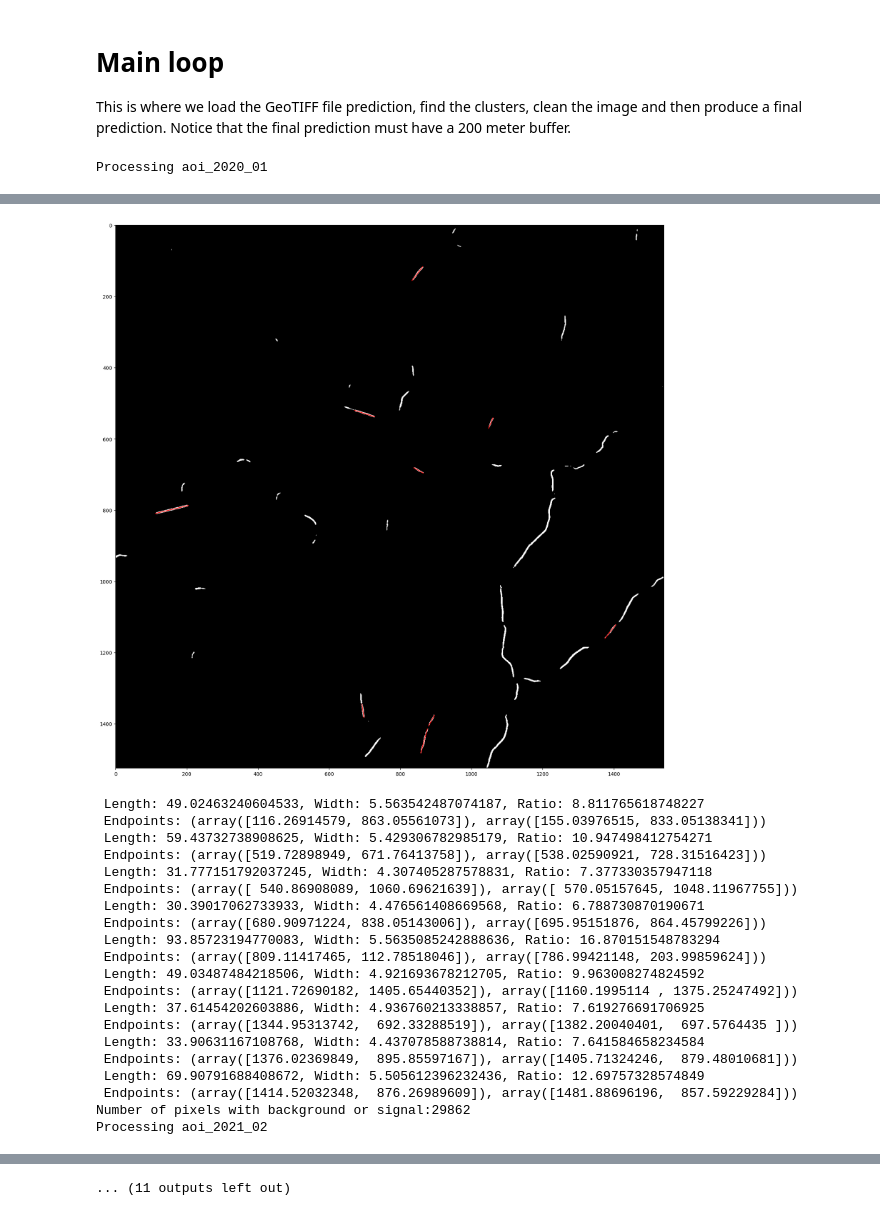
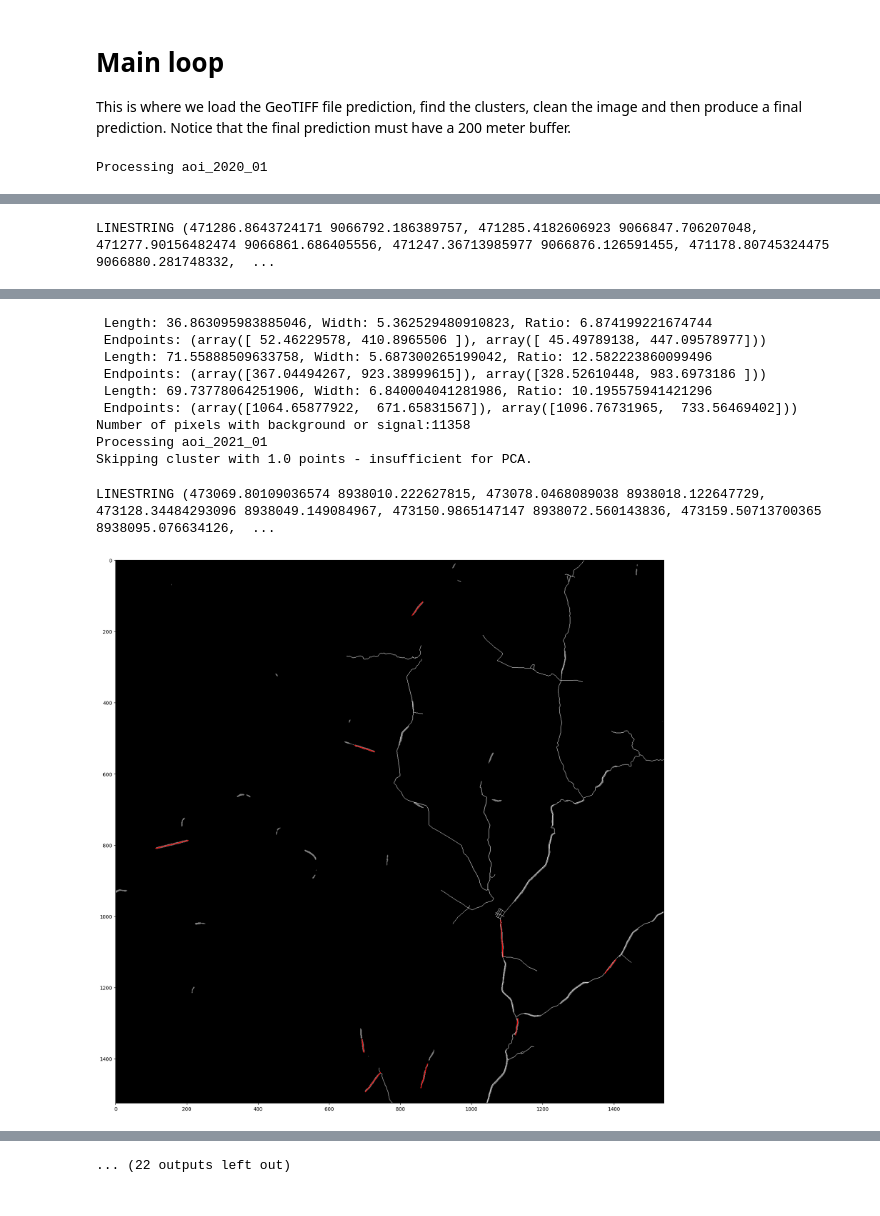
Before and after one commit to liangchow/zindi-amazon-secret-runway, a Jupyter notebook: image_cleaning.ipynb, the cells around one changed output, grey strips where cells are left out. Saved outputs shown, nothing was run; the diff lists cells and outputs as text; code cells hidden in the pictures.

Commit message:
Added code to extract roads from Open Street Maps. Heavily inspired from Shruti's code.

```diff
--- a/image_cleaning.ipynb
+++ b/image_cleaning.ipynb
@@ -364,6 +367,47 @@ def modify_string_for_submission_file(input_string):
       it doesn't match the expected format.
     """
     return re.sub(r"aoi_20(\d\d)_(\d\d)", r"aoi_\1_\2", input_string)
+# %%
+def load_osm_roads(geotiff_path):
+    # Open the GeoTIFF and read metadata
+    with rasterio.open(geotiff_path) as src:
+        bbox = src.bounds  # left, bottom, right, top in original CRS
+        src_crs = src.crs  # original CRS
+        transform = src.transform
+        height, width = src.height, src.width
+
+    # Define target CRS for OSM (EPSG:4326)
+    target_crs = 'EPSG:4326'
+
+    # Convert bounding box coordinates if required
+    if src_crs != target_crs:
+        transformer = Transformer.from_crs(src_crs, target_crs, always_xy=True)
+        min_x, min_y = transformer.transform(bbox.left, bbox.bottom)
+        max_x, max_y = transformer.transform(bbox.right, bbox.top)
+    else:
+        min_x, min_y, max_x, max_y = bbox.left, bbox.bottom, bbox.right, bbox.top
+
+    # Query OSM within the bounding box
+    roads = ox.geometries_from_bbox(north=max_y, south=min_y, east=max_x, west=min_x, tags={'highway': True})
+
+    # Convert roads back to the original CRS of the GeoTIFF
+    roads = roads.to_crs(src_crs)
+
+    # Create an empty mask array
+    mask = np.zeros((height, width), dtype=rasterio.uint8)
+
+    # Rasterize the roads with a value of 2
+    road_shapes = ((geom, 2) for geom in roads.geometry)
+    mask = rasterize(
+        road_shapes,
+        out_shape=(height, width),
+        transform=transform,
+        fill=0,         # Background value
+        dtype=rasterio.uint8,
+    )
+
+
+    return roads, mask
 # %% [markdown]
 # Main loop
 
@@ -379,8 +423,10 @@ for aoi_file in aoi_files:
 
     binary_mask = load_binary_mask_from_geotiff(geotiff_path)
     lines = process_clusters(binary_mask)
+    roads, roads_mask = load_osm_roads(geotiff_path)
+    print(roads.geometry.iloc[0])
 
-    plot_clusters_and_lines(binary_mask, lines)
+    plot_clusters_and_lines(binary_mask, lines, roads_mask)
 
     # Output the line information
     for line in lines:
@@ -442,0 +485 @@ Processing aoi_2020_03
+LINESTRING (471286.8643724171 9066792.186389757, 471285.4182606923 9066847.706207048, 471277.90156482474 9066861.686405556, 471247.36713985977 9066876.126591455, 471178.80745324475 9066880.281748332,  ...
@@ -451,21 +487,11 @@ Skipping cluster with 1.0 points - insufficient for PCA.
+ Length: 36.863095983885046, Width: 5.362529480910823, Ratio: 6.874199221674744
+ Endpoints: (array([ 52.46229578, 410.8965506 ]), array([ 45.49789138, 447.09578977]))
+ Length: 71.55888509633758, Width: 5.687300265199042, Ratio: 12.582223860099496
+ Endpoints: (array([367.04494267, 923.38999615]), array([328.52610448, 983.6973186 ]))
+ Length: 69.73778064251906, Width: 6.840004041281986, Ratio: 10.195575941421296
+ Endpoints: (array([1064.65877922,  671.65831567]), array([1096.76731965,  733.56469402]))
+Number of pixels with background or signal:11358
+Processing aoi_2021_01
+Skipping cluster with 1.0 points - insufficient for PCA.
+LINESTRING (473069.80109036574 8938010.222627815, 473078.0468089038 8938018.122647729, 473128.34484293096 8938049.149084967, 473150.9865147147 8938072.560143836, 473159.50713700365 8938095.076634126,  ...
-[figure, old version]
+[figure, new version]
- Length: 49.02463240604533, Width: 5.563542487074187, Ratio: 8.811765618748227
- Endpoints: (array([116.26914579, 863.05561073]), array([155.03976515, 833.05138341]))
- Length: 59.43732738908625, Width: 5.429306782985179, Ratio: 10.947498412754271
- Endpoints: (array([519.72898949, 671.76413758]), array([538.02590921, 728.31516423]))
- Length: 31.777151792037245, Width: 4.307405287578831, Ratio: 7.377330357947118
- Endpoints: (array([ 540.86908089, 1060.69621639]), array([ 570.05157645, 1048.11967755]))
- Length: 30.39017062733933, Width: 4.476561408669568, Ratio: 6.788730870190671
- Endpoints: (array([680.90971224, 838.05143006]), array([695.95151876, 864.45799226]))
- Length: 93.85723194770083, Width: 5.5635085242888636, Ratio: 16.870151548783294
- Endpoints: (array([809.11417465, 112.78518046]), array([786.99421148, 203.99859624]))
- Length: 49.03487484218506, Width: 4.921693678212705, Ratio: 9.963008274824592
- Endpoints: (array([1121.72690182, 1405.65440352]), array([1160.1995114 , 1375.25247492]))
- Length: 37.61454202603886, Width: 4.936760213338857, Ratio: 7.619276691706925
- Endpoints: (array([1344.95313742,  692.33288519]), array([1382.20040401,  697.5764435 ]))
- Length: 33.90631167108768, Width: 4.437078588738814, Ratio: 7.641584658234584
- Endpoints: (array([1376.02369849,  895.85597167]), array([1405.71324246,  879.48010681]))
- Length: 69.90791688408672, Width: 5.505612396232436, Ratio: 12.69757328574849
- Endpoints: (array([1414.52032348,  876.26989609]), array([1481.88696196,  857.59229284]))
-Number of pixels with background or signal:29862
-Processing aoi_2021_02
@@ -489 +498 @@ Skipping cluster with 1.0 points - insufficient for PCA.
-... (11 outputs left out)
+... (22 outputs left out)
```
Also changed, not shown: parts of 4 cells of this notebook.
